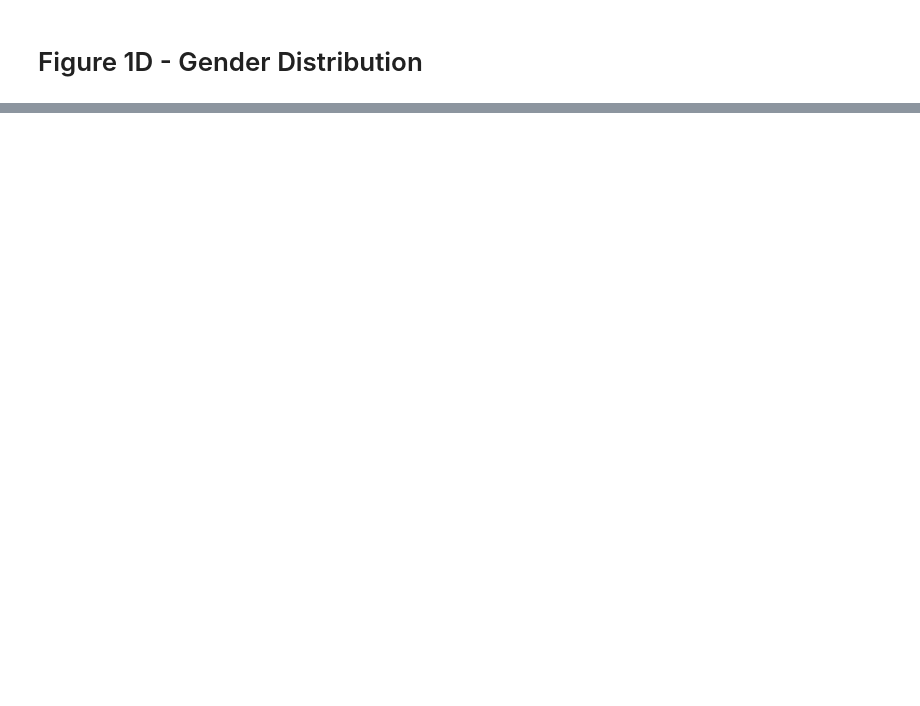
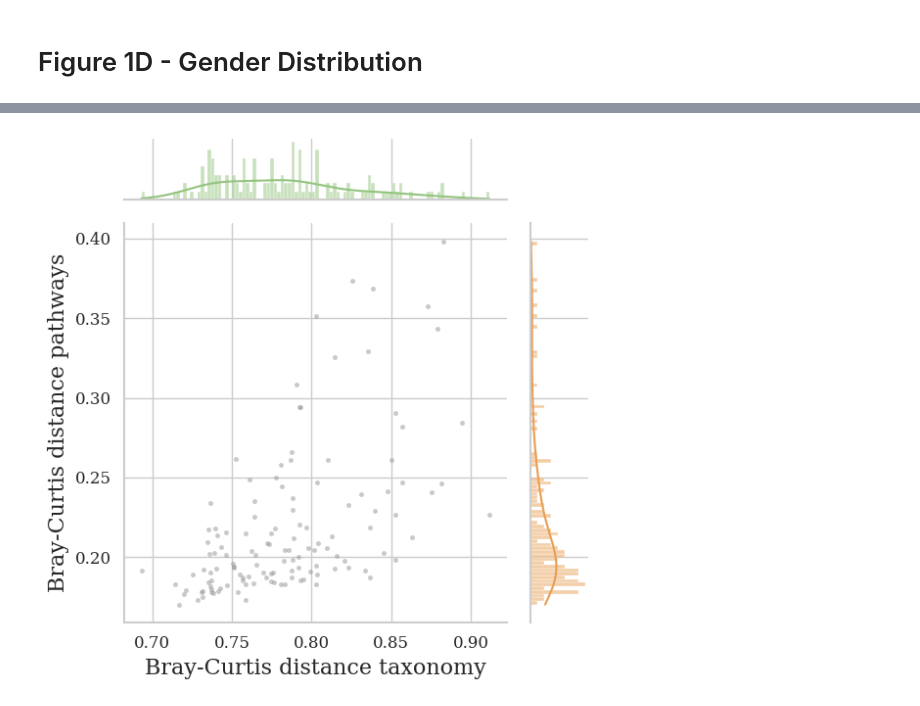
Before and after one commit to Tomasz-Lab/gut-former, a Jupyter notebook: notebooks/figure1.ipynb, the cells around one changed output, grey strips where cells are left out. Drawn from its saved outputs; the diff is of its cells as text; code cells hidden in the pictures; blank space fills up the shorter version.

```diff
--- a/notebooks/figure1.ipynb
+++ b/notebooks/figure1.ipynb
@@ -105,0 +267,34 @@ plt.savefig(f"{figures_path}/Fig1D.png", dpi=300)
+# %%
+dmT = squareform(pdist(taxonomy, 'braycurtis'))
+dmP = squareform(pdist(pathways_scaled, 'braycurtis'))
+
+# Set diagonal to nan to exclude self-distance (always 0) from mean
+np.fill_diagonal(dmT, np.nan)
+np.fill_diagonal(dmP, np.nan)
+
+# Per-sample average distance — row mean, equal weight to all 127 distances
+# e.g. for sample A: mean(dist(A,B), dist(A,C), ...) over all other samples
+result = pd.DataFrame({
+    'taxonomy_dist': np.nanmean(dmT, axis=1),
+    'pathways_dist': np.nanmean(dmP, axis=1),
+}, index=taxonomy.index)
+# %%
+g = sns.JointGrid(data=result, x="taxonomy_dist", y="pathways_dist")
+
+sns.scatterplot(data=result, x="taxonomy_dist", y="pathways_dist",
+                s=10, alpha=0.5, edgecolor=None, color="#969696", ax=g.ax_joint)
+sns.histplot(data=result, x="taxonomy_dist", kde=True, bins=100,
+             edgecolor=None, color="#93c47dff", ax=g.ax_marg_x)
+sns.histplot(data=result, y="pathways_dist", kde=True, bins=100,
+             edgecolor=None, color="#e89e53ff", ax=g.ax_marg_y)
+
+g.ax_marg_x.yaxis.set_major_locator(MaxNLocator(integer=True))
+g.ax_marg_y.xaxis.set_major_locator(MaxNLocator(integer=True))
+g.ax_joint.set_xlabel("Bray-Curtis distance taxonomy")
+g.ax_joint.set_ylabel("Bray-Curtis distance pathways")
+
+plt.tight_layout()
+plt.savefig(f"{figures_path}/Fig1G.png", dpi=300)
+plt.show()
+# %% [output]
+[figure, added]
```
Also changed, not shown: parts of 21 cells of this notebook, 1 other file.
